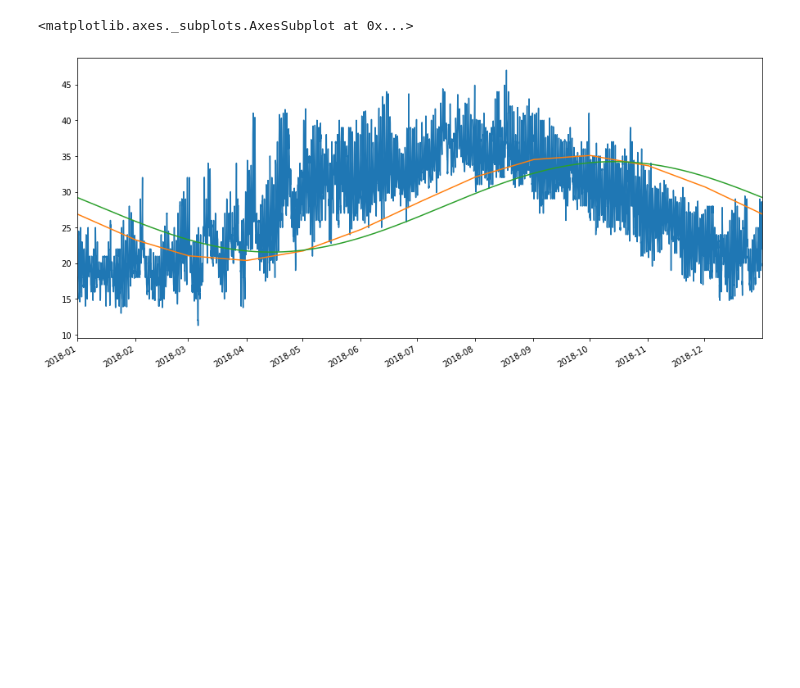
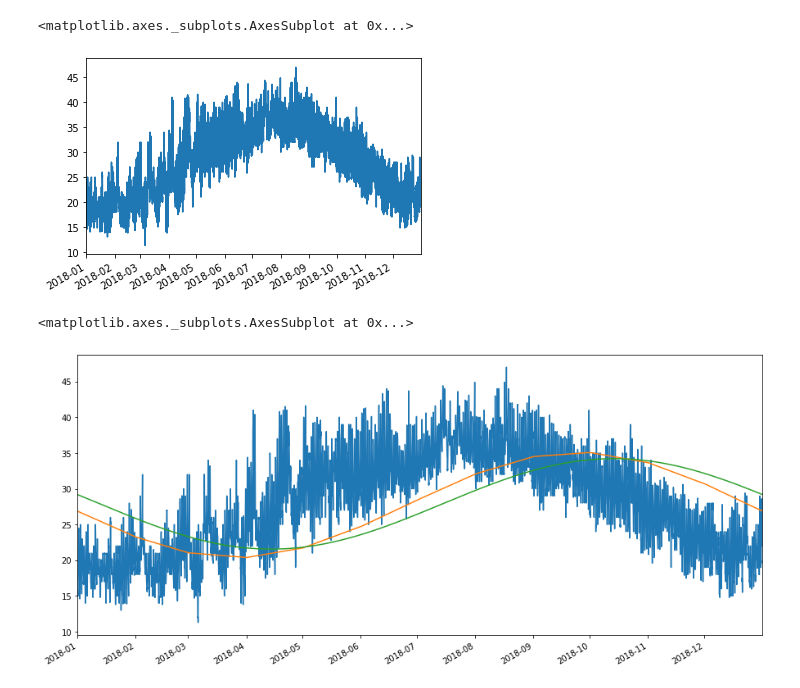
Before and after one commit to cycle13/climate, a Jupyter notebook: test.ipynb, the cells around one changed output. Drawn from its saved outputs; the diff is of its cells as text; code cells hidden in the pictures; blank space fills up the shorter version.

```diff
--- a/test.ipynb
+++ b/test.ipynb
@@ -48,3 +45,12 @@ Universal thermal climate index (openfield) calculations successful
+# %%
+from climate.compute.io import read_pickle
+
+a = read_pickle(weather.pickle_path)
+# %%
+a.dry_bulb_temperature.plot()
+# %% [output]
+<matplotlib.axes._subplots.AxesSubplot at 0x...>
+[figure, added]
 # %%
 fig, ax = plt.subplots(1, 1, figsize=(15, 7))
 weather.dry_bulb_temperature.plot()
```
Also changed, not shown: parts of 3 cells of this notebook, 13 other files.
